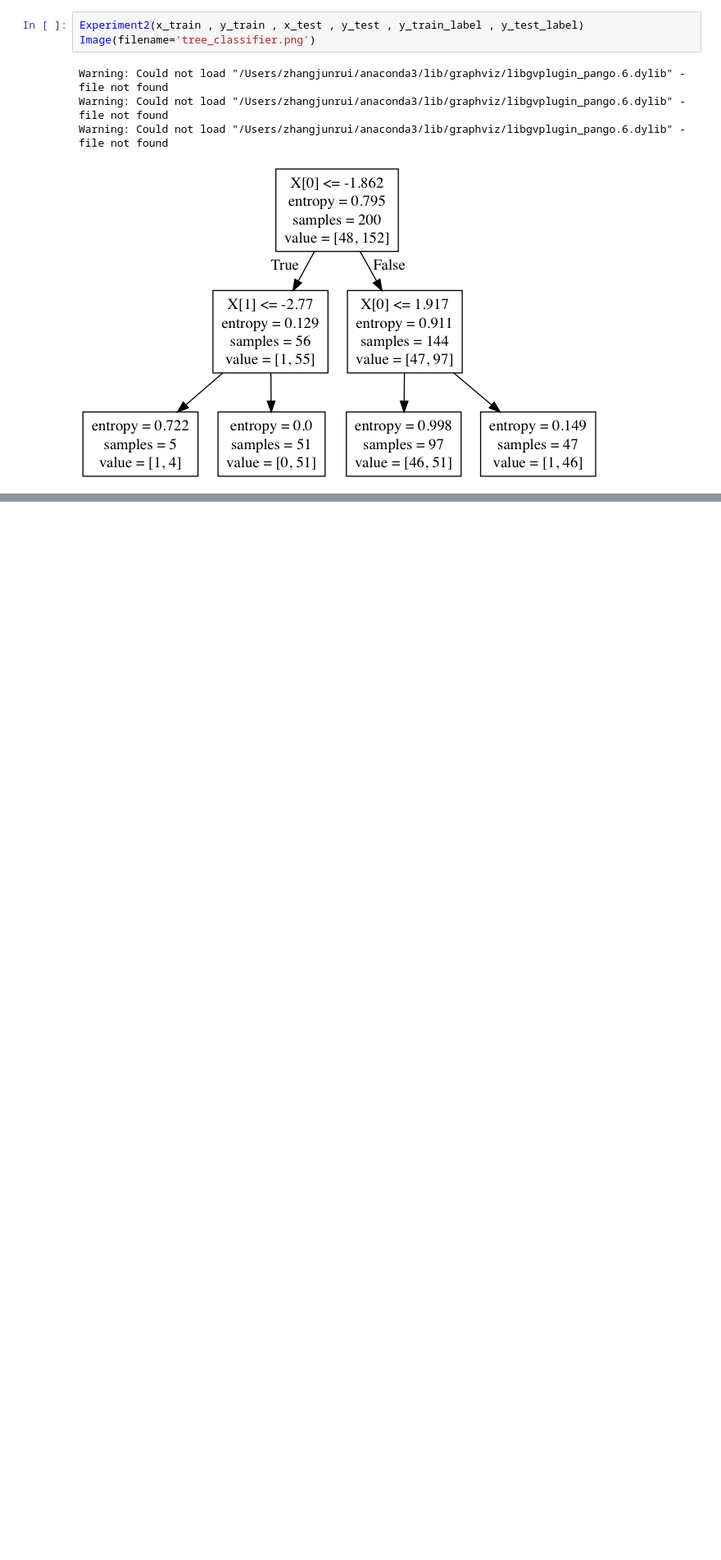
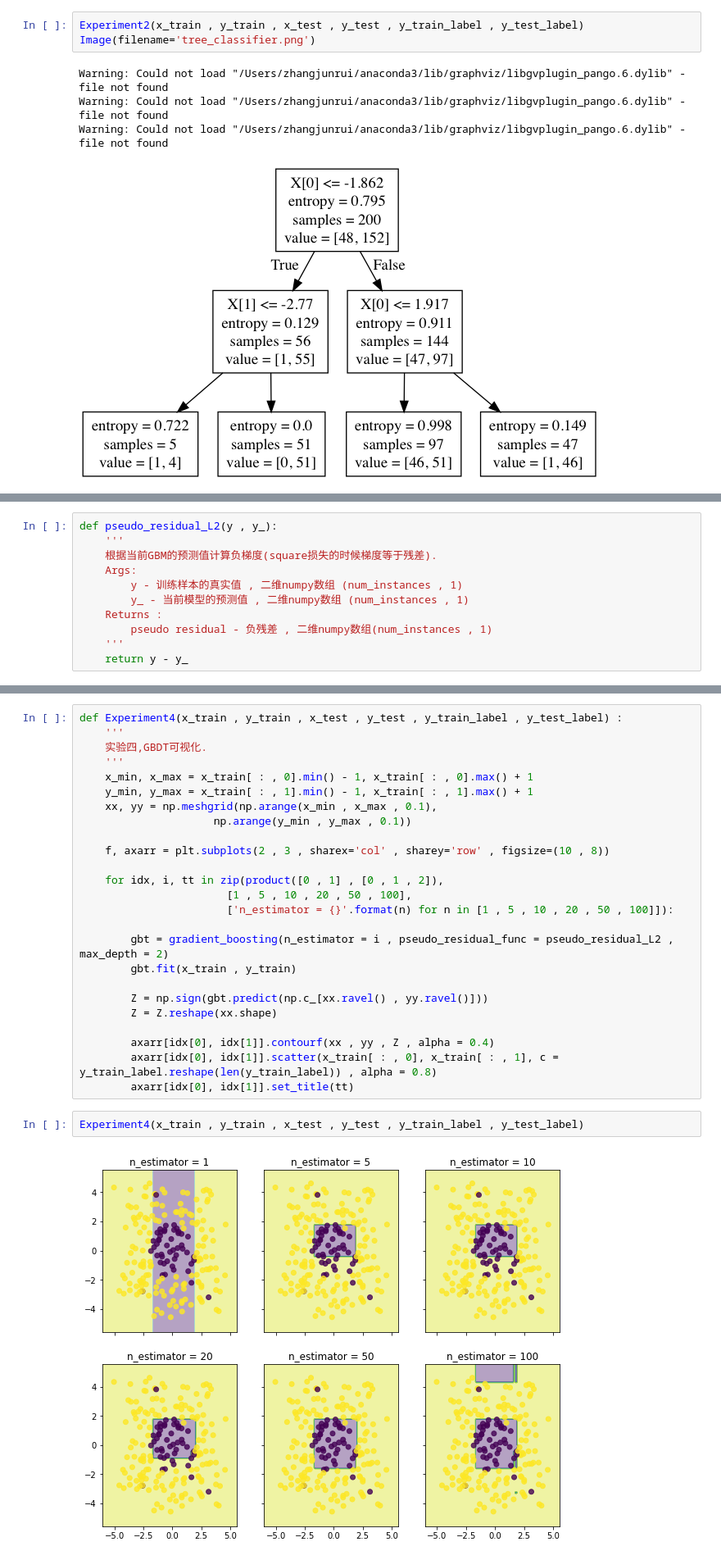
Before and after one commit to Fduzjrqlw/NYU-DS1003, a Jupyter notebook: Assignment#6/hw6.ipynb, the cells around one changed output, grey strips where cells are left out. Shown: that part at 82% size. Saved outputs shown, nothing was run; the diff lists cells and outputs as text; blank space fills up the shorter version.

```diff
--- a/Assignment#6/hw6.ipynb
+++ b/Assignment#6/hw6.ipynb
@@ -288,0 +474,11 @@ Warning: Could not load "/Users/zhangjunrui/anaconda3/lib/graphviz/libgvplugin_p
+# %%
+def pseudo_residual_L2(y , y_):
+    '''
+    根据当前GBM的预测值计算负梯度(square损失的时候梯度等于残差).
+    Args:
+        y - 训练样本的真实值 , 二维numpy数组 (num_instances , 1)
+        y_ - 当前模型的预测值 , 二维numpy数组 (num_instances , 1)
+    Returns :
+        pseudo residual - 负残差 , 二维numpy数组(num_instances , 1)
+    '''
+    return y - y_
@@ -288,0 +548,29 @@ Warning: Could not load "/Users/zhangjunrui/anaconda3/lib/graphviz/libgvplugin_p
+# %%
+def Experiment4(x_train , y_train , x_test , y_test , y_train_label , y_test_label) :
+    '''
+    实验四,GBDT可视化.
+    '''
+    x_min, x_max = x_train[ : , 0].min() - 1, x_train[ : , 0].max() + 1
+    y_min, y_max = x_train[ : , 1].min() - 1, x_train[ : , 1].max() + 1
+    xx, yy = np.meshgrid(np.arange(x_min , x_max , 0.1),
+                     np.arange(y_min , y_max , 0.1))
+
+    f, axarr = plt.subplots(2 , 3 , sharex='col' , sharey='row' , figsize=(10 , 8))
+
+    for idx, i, tt in zip(product([0 , 1] , [0 , 1 , 2]),
+                       [1 , 5 , 10 , 20 , 50 , 100],
+                       ['n_estimator = {}'.format(n) for n in [1 , 5 , 10 , 20 , 50 , 100]]):
+
+        gbt = gradient_boosting(n_estimator = i , pseudo_residual_func = pseudo_residual_L2 , max_depth = 2)
+        gbt.fit(x_train , y_train)
+
+        Z = np.sign(gbt.predict(np.c_[xx.ravel() , yy.ravel()]))
+        Z = Z.reshape(xx.shape)
+
+        axarr[idx[0], idx[1]].contourf(xx , yy , Z , alpha = 0.4)
+        axarr[idx[0], idx[1]].scatter(x_train[ : , 0], x_train[ : , 1], c = y_train_label.reshape(len(y_train_label)) , alpha = 0.8)
+        axarr[idx[0], idx[1]].set_title(tt)
+# %%
+Experiment4(x_train , y_train , x_test , y_test , y_train_label , y_test_label)
+# %% [output]
+[figure, added]
```
Also changed, not shown: parts of 9 cells of this notebook, 1 other file.
